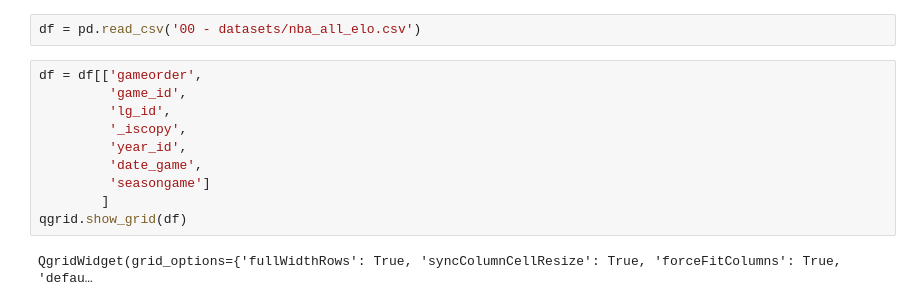
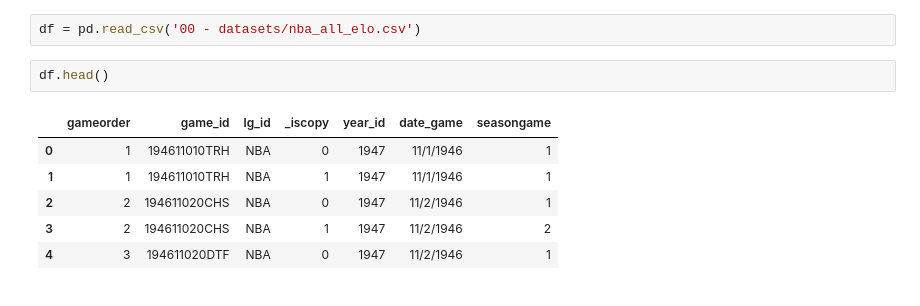
Before and after one commit to Belerofontech/curso-pandas-public, a Jupyter notebook: NBA.ipynb, the cells around one changed output. Saved outputs shown, nothing was run; the diff lists cells and outputs as text.

```diff
--- a/NBA.ipynb
+++ b/NBA.ipynb
@@ -17,15 +17,12 @@ with open(target_csv_path, "wb") as f:
     f.write(response.content)
 # %%
 df = pd.read_csv('00 - datasets/nba_all_elo.csv')
-# %%
-df = df[['gameorder',
-         'game_id',
-         'lg_id',
-         '_iscopy',
-         'year_id',
-         'date_game',
-         'seasongame']
-        ]
-qgrid.show_grid(df)
-# %% [output]
-QgridWidget(grid_options={'fullWidthRows': True, 'syncColumnCellResize': True, 'forceFitColumns': True, 'defau…
+# %%
+df.head()
+# %% [output]
+|  | gameorder | game_id | lg_id | _iscopy | year_id | date_game | seasongame |
+| 0 | 1 | 194611010TRH | NBA | 0 | 1947 | 11/1/1946 | 1 |
+| 1 | 1 | 194611010TRH | NBA | 1 | 1947 | 11/1/1946 | 1 |
+| 2 | 2 | 194611020CHS | NBA | 0 | 1947 | 11/2/1946 | 1 |
+| 3 | 2 | 194611020CHS | NBA | 1 | 1947 | 11/2/1946 | 2 |
+| 4 | 3 | 194611020DTF | NBA | 0 | 1947 | 11/2/1946 | 1 |
```
Also changed, not shown: 6 other files.
